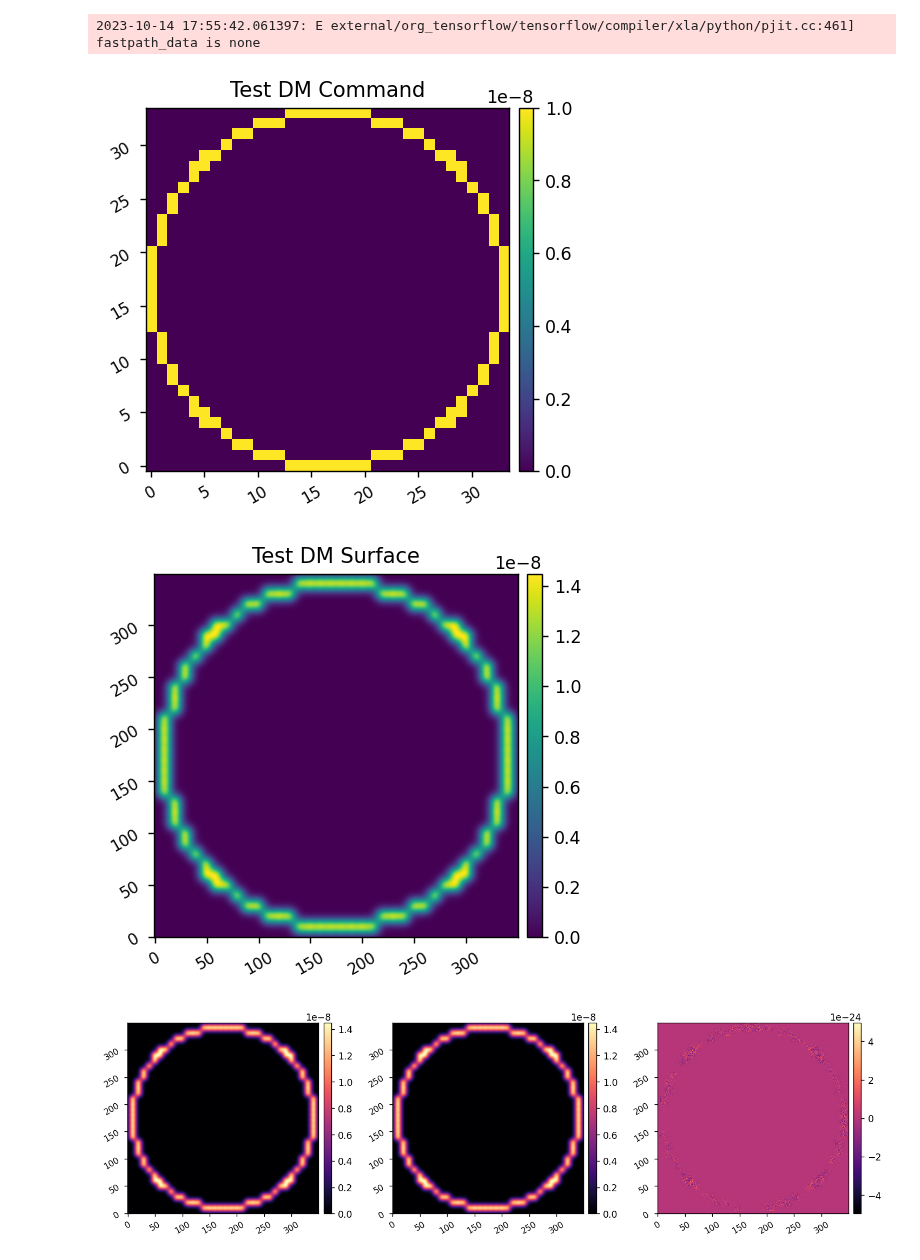
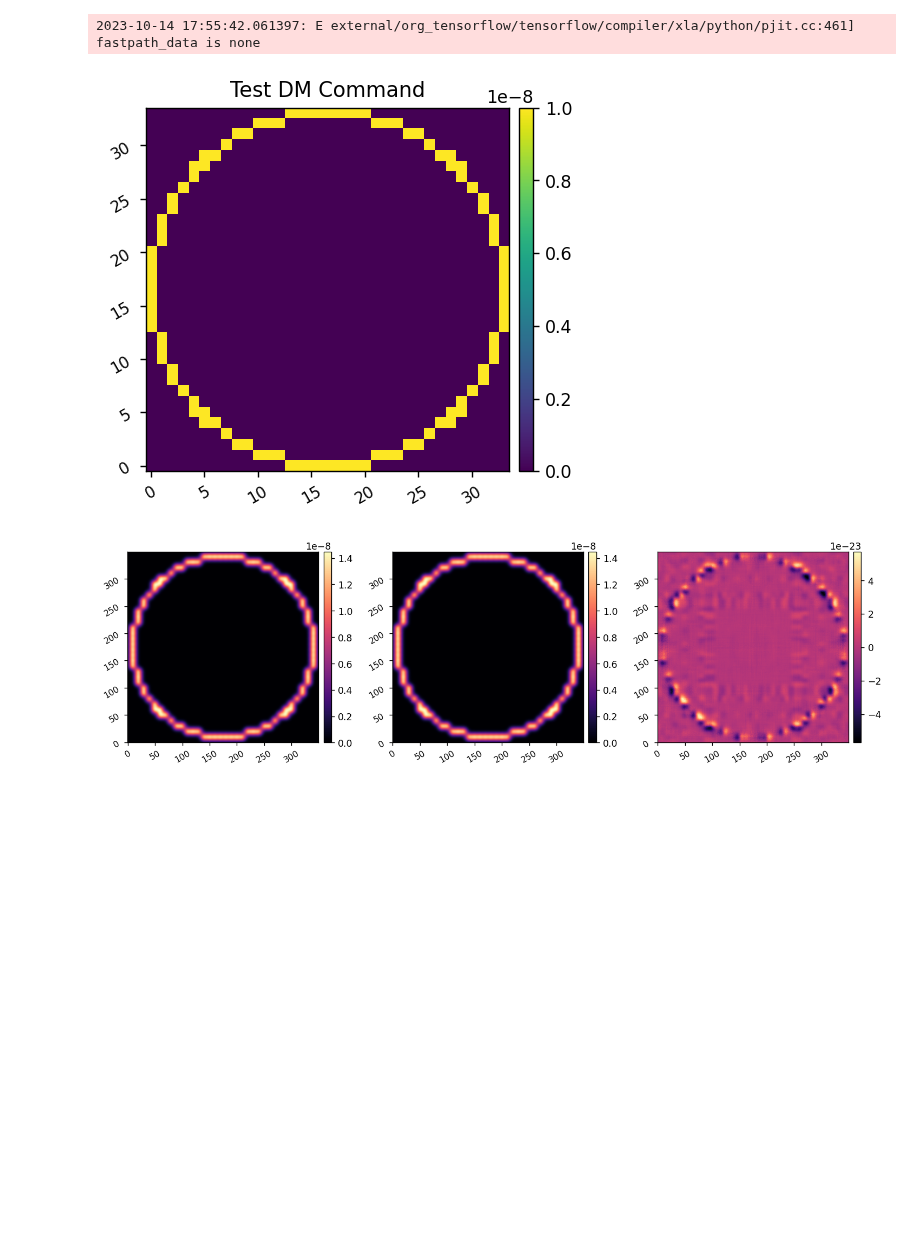
Before and after one commit to uasal/scoob-psf, a Jupyter notebook: example-notebooks/jax_dm_tests.ipynb, the cells around one changed output. Drawn from its saved outputs; the diff is of its cells as text; code cells hidden in the pictures; blank space fills up the shorter version.

```diff
--- a/example-notebooks/jax_dm_tests.ipynb
+++ b/example-notebooks/jax_dm_tests.ipynb
@@ -36,26 +39,16 @@ inf_matrix = jdm.make_inf_matrix(inf_fun, inf_sampling, dm_mask)
 # %%
 reload(jdm)
 Nact = 34
 xx = (np.linspace(0, Nact-1, Nact) - Nact/2 + 1/2)
 x,y = np.meshgrid(xx,xx)
 r = np.sqrt(x**2 + y**2)
 ring_command = np.asarray((r<Nact//2)*(r>(Nact//2-1)), dtype=np.float64)
 ring_command *= 1e-8
 command = jnp.array(ring_command)
 imshow1(ensure_np_array(command), 'Test DM Command', cmap='viridis')
 
-test_surf = jdm.get_surf(jdm.map_command_to_actuators(command, dm_mask), inf_matrix)
-imshow1(ensure_np_array(test_surf), 'Test DM Surface', cmap='viridis')
-
-imshow3(test_surf, test_surf.T, test_surf-test_surf.T )
-
-imshow3(test_surf, jnp.flipud(jnp.fliplr(test_surf)), test_surf-jnp.flipud(jnp.fliplr(test_surf)) )
-
-act_spacing = 300e-6*u.m
-test_surf = np.asarray(jdm.get_surf(jdm.map_command_to_actuators(command, dm_mask), inf_matrix,
-                                    pixelscale=50*u.um/u.pix, inf_pixelscale=act_spacing/(inf_sampling*u.pix)))
-imshow3(test_surf, jnp.flipud(jnp.fliplr(test_surf)), test_surf-jnp.flipud(jnp.fliplr(test_surf)) )
+test_surf = jdm.get_surf(command, inf_fun, inf_sampling)
+imshow3(test_surf, jnp.rot90(jnp.rot90(test_surf)), test_surf-jnp.rot90(jnp.rot90(test_surf)) )
 # %% [output]
 [figure]
-[figure, old version]
+[figure, new version]
-[figure, removed]
```
Also changed, not shown: parts of 9 cells of this notebook, 6 other files.
